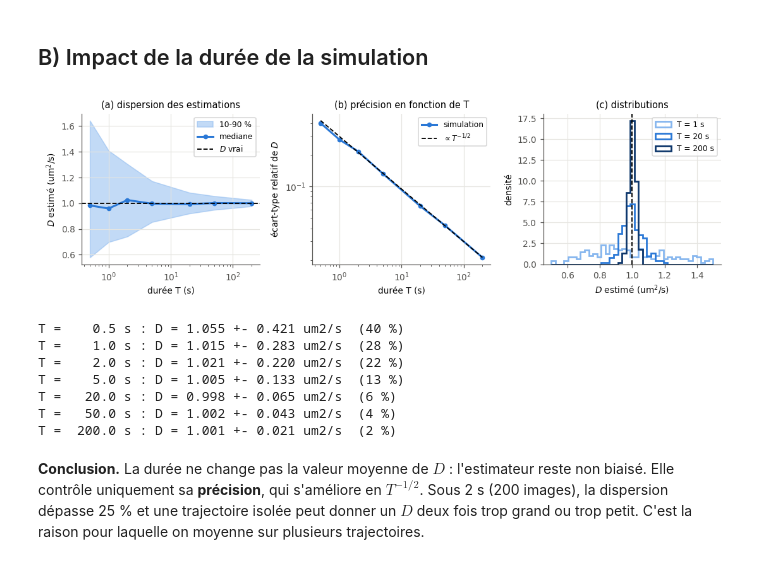
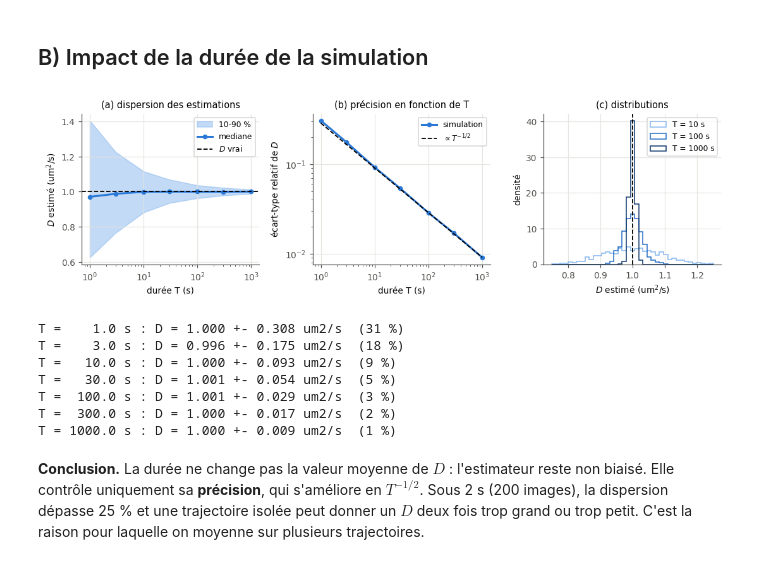
Before and after one commit to EliasOuelletOviedo/Analyse-des-signaux, a Jupyter notebook: Devoir 2/Devoir 2.ipynb, the cells around one changed output. Saved outputs shown, nothing was run; the diff lists cells and outputs as text; code cells hidden in the pictures.

```diff
--- a/Devoir 2/Devoir 2.ipynb
+++ b/Devoir 2/Devoir 2.ipynb
@@ -786,8 +786,8 @@ def D_par_trajectoire(R, dt, nlag=10):
 
     return np.polyfit(lags*dt, m, 1)[0]/4
 
-t, R = simuler(Plan(2.), D1, 200., DT1, n=200, seed=12)   # 200 trajectoires de 200 s
-durees = np.array([0.5, 1, 2, 5, 20, 50, 200])
+t, R = simuler(Plan(2.), D1, 1000., DT1, n=1000, seed=12)
+durees = np.array([1, 3, 10, 30, 100, 300, 1000])
 est = [D_par_trajectoire(R[:int(T/DT1) + 1], DT1) for T in durees]
 med = np.array([np.median(e) for e in est])
 p10 = np.array([np.percentile(e, 10) for e in est])
@@ -800,42 +800,42 @@ ax[0].fill_between(durees, p10, p90, color=SEQ[0], alpha=.5, label="10-90 %")
 ax[0].plot(durees, med, "o-", color=CAT[0], label="mediane")
 ax[0].axhline(D1, ls="--", color="k", lw=1.2, label="$D$ vrai")
 ax[0].set_xscale("log")
 ax[0].set_xlabel("durée T (s)")
 ax[0].set_ylabel("$D$ estimé (um$^2$/s)")
 ax[0].legend()
 ax[0].set_title("(a) dispersion des estimations")
 
 ax[1].plot(durees, cv, "o-", color=CAT[0], label="simulation")
 ax[1].plot(durees, cv[-1]*np.sqrt(durees[-1]/durees), "--", color="k", lw=1.2, label="$\\propto T^{-1/2}$")
 ax[1].set_xscale("log")
 ax[1].set_yscale("log")
 ax[1].set_xlabel("durée T (s)")
 ax[1].set_ylabel("écart-type relatif de $D$")
 ax[1].legend()
 ax[1].set_title("(b) précision en fonction de T")
 
-for c, T in zip(seq(3), [1, 20, 200]):
+for c, T in zip(seq(4), [1, 10, 100, 1000]):
     ax[2].hist(est[list(durees).index(T)], bins=np.linspace(0.5, 1.5, 40), histtype="step", color=c, lw=1.8, label="T = %g s" % T, density=True)
 
 ax[2].axvline(D1, ls="--", color="k", lw=1.2)
 ax[2].set_xlabel("$D$ estimé (um$^2$/s)")
 ax[2].set_ylabel("densité")
 ax[2].legend()
 ax[2].set_title("(c) distributions")
 
 plt.show()
 
 for T, e in zip(durees, est):
     print("T = %6.1f s : D = %.3f +- %.3f um2/s  (%.0f %%)" % (T, e.mean(), e.std(), 100*e.std()/e.mean()))
 # %% [output]
-[figure, old version]
+[figure, new version]
-T =    0.5 s : D = 1.055 +- 0.421 um2/s  (40 %)
-T =    1.0 s : D = 1.015 +- 0.283 um2/s  (28 %)
-T =    2.0 s : D = 1.021 +- 0.220 um2/s  (22 %)
-T =    5.0 s : D = 1.005 +- 0.133 um2/s  (13 %)
-T =   20.0 s : D = 0.998 +- 0.065 um2/s  (6 %)
-T =   50.0 s : D = 1.002 +- 0.043 um2/s  (4 %)
-T =  200.0 s : D = 1.001 +- 0.021 um2/s  (2 %)
+T =    1.0 s : D = 1.000 +- 0.308 um2/s  (31 %)
+T =    3.0 s : D = 0.996 +- 0.175 um2/s  (18 %)
+T =   10.0 s : D = 1.000 +- 0.093 um2/s  (9 %)
+T =   30.0 s : D = 1.001 +- 0.054 um2/s  (5 %)
+T =  100.0 s : D = 1.001 +- 0.029 um2/s  (3 %)
+T =  300.0 s : D = 1.000 +- 0.017 um2/s  (2 %)
+T = 1000.0 s : D = 1.000 +- 0.009 um2/s  (1 %)
 # %% [markdown]
 **Conclusion.** La durée ne change pas la valeur moyenne de $D$ : l'estimateur reste non biaisé.
 Elle contrôle uniquement sa **précision**, qui s'améliore en $T^{-1/2}$. Sous 2 s (200 images),
```
Also changed, not shown: parts of 9 cells of this notebook.
